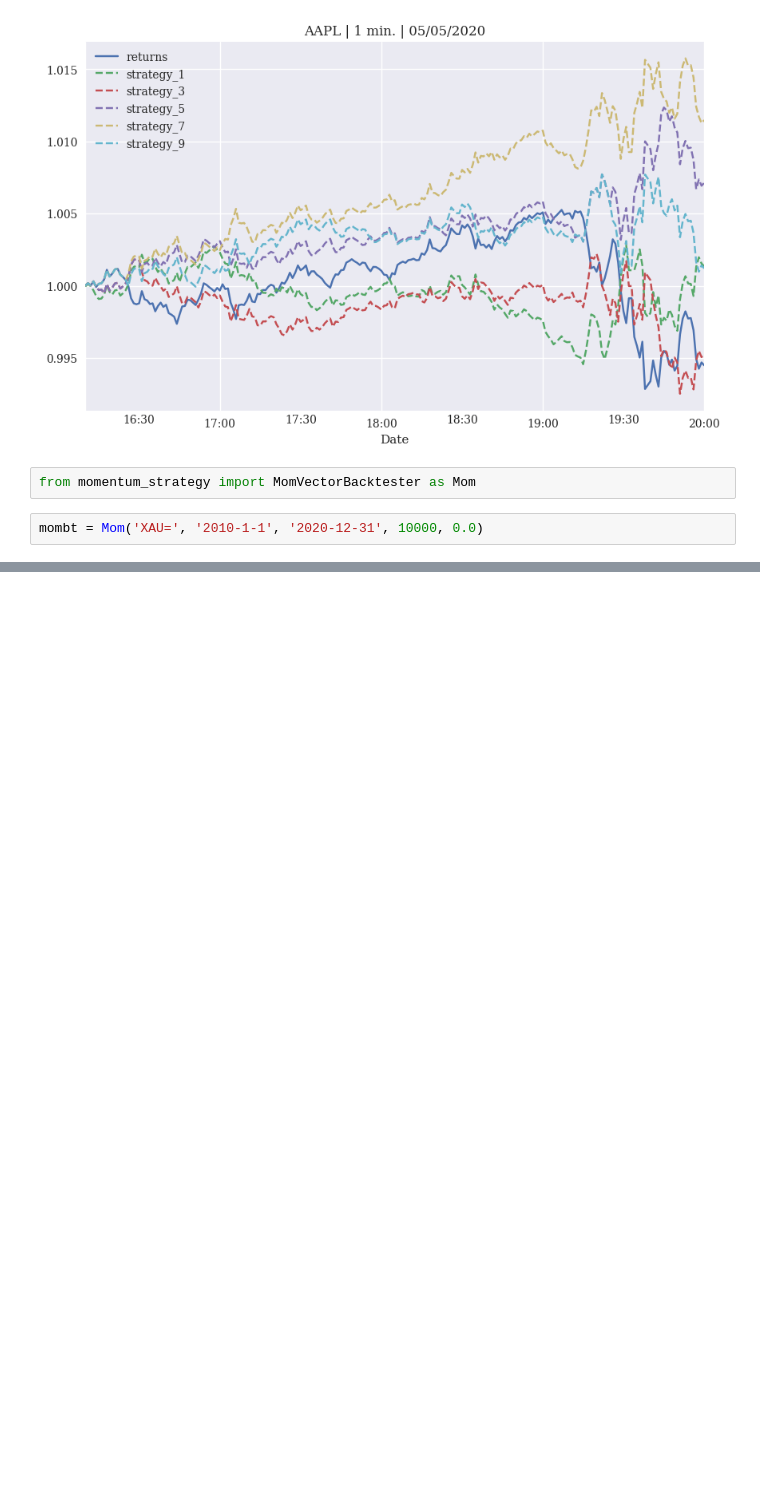
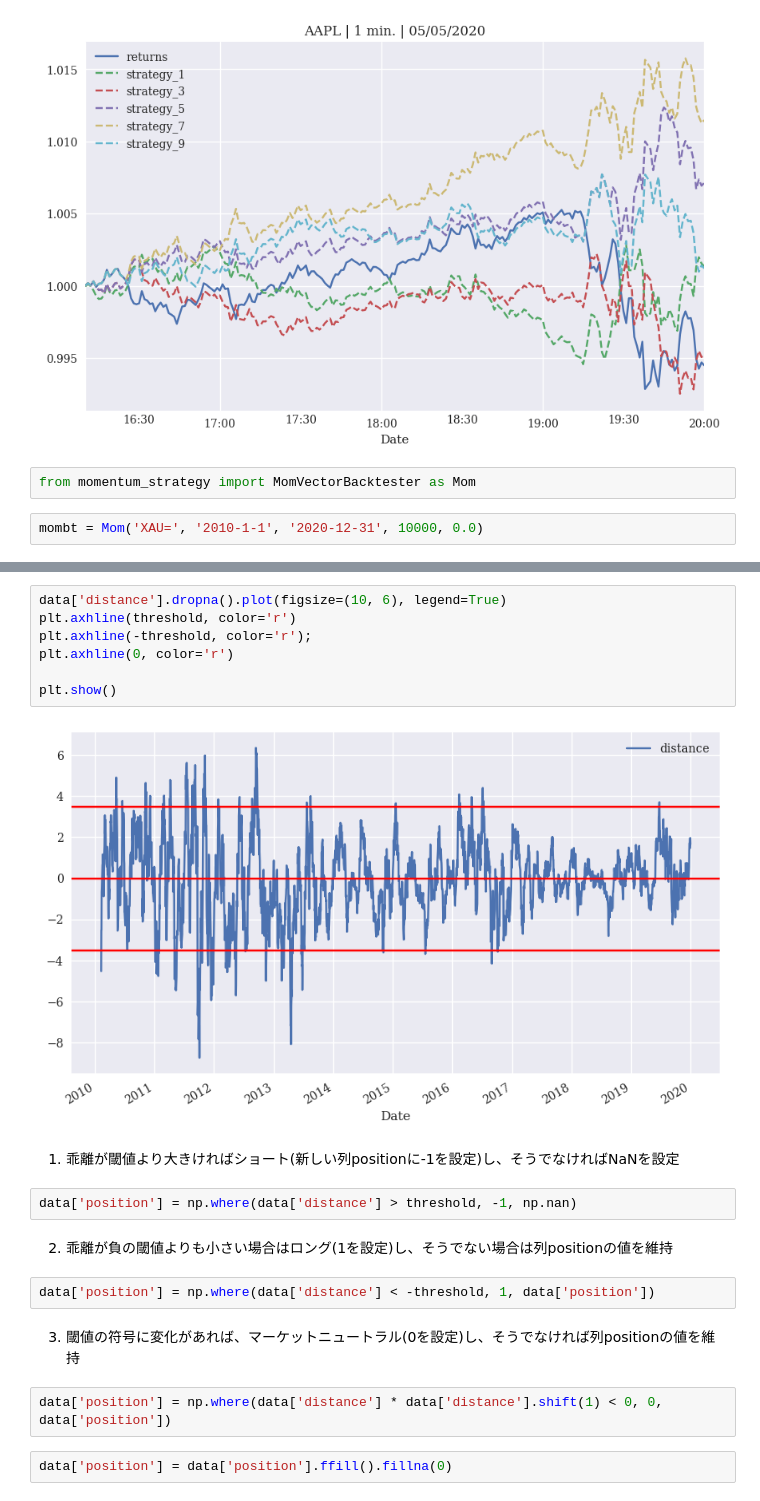
Before and after one commit to enginearn/Python_for_Algorithmic_Trading-978-4873119793, a Jupyter notebook: Chapter_04/vectors.ipynb, the cells around one changed output, grey strips where cells are left out. Saved outputs shown, nothing was run; the diff lists cells and outputs as text; blank space fills up the shorter version.

```diff
--- a/Chapter_04/vectors.ipynb
+++ b/Chapter_04/vectors.ipynb
@@ -489,0 +520,23 @@ KeyError: 'cstrategy'
+# %%
+data['distance'].dropna().plot(figsize=(10, 6), legend=True)
+plt.axhline(threshold, color='r')
+plt.axhline(-threshold, color='r');
+plt.axhline(0, color='r')
+
+plt.show()
+# %% [output]
+[figure, added]
+# %% [markdown]
+1. 乖離が閾値より大きければショート(新しい列positionに-1を設定)し、そうでなければNaNを設定
+# %%
+data['position'] = np.where(data['distance'] > threshold, -1, np.nan)
+# %% [markdown]
+2. 乖離が負の閾値よりも小さい場合はロング(1を設定)し、そうでない場合は列positionの値を維持
+# %%
+data['position'] = np.where(data['distance'] < -threshold, 1, data['position'])
+# %% [markdown]
+3. 閾値の符号に変化があれば、マーケットニュートラル(0を設定)し、そうでなければ列positionの値を維持
+# %%
+data['position'] = np.where(data['distance'] * data['distance'].shift(1) < 0, 0, data['position'])
+# %%
+data['position'] = data['position'].ffill().fillna(0)
```
Also changed, not shown: parts of 22 cells of this notebook, 1 other file.
